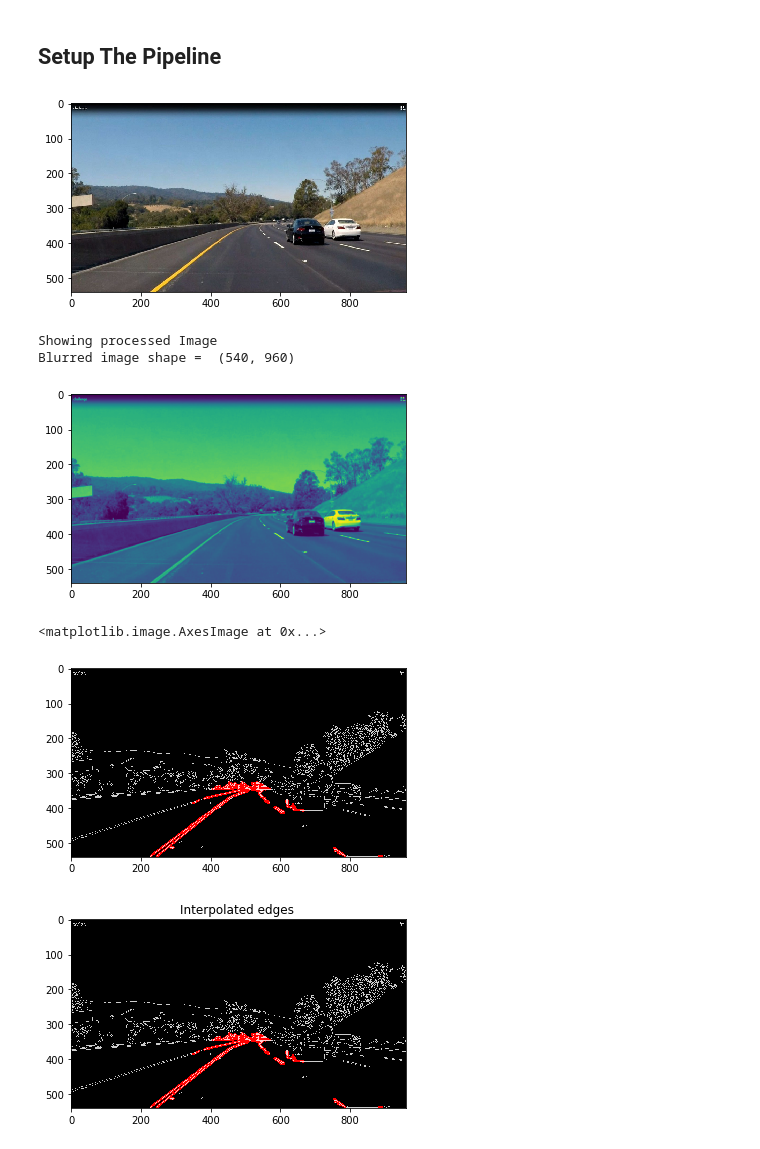
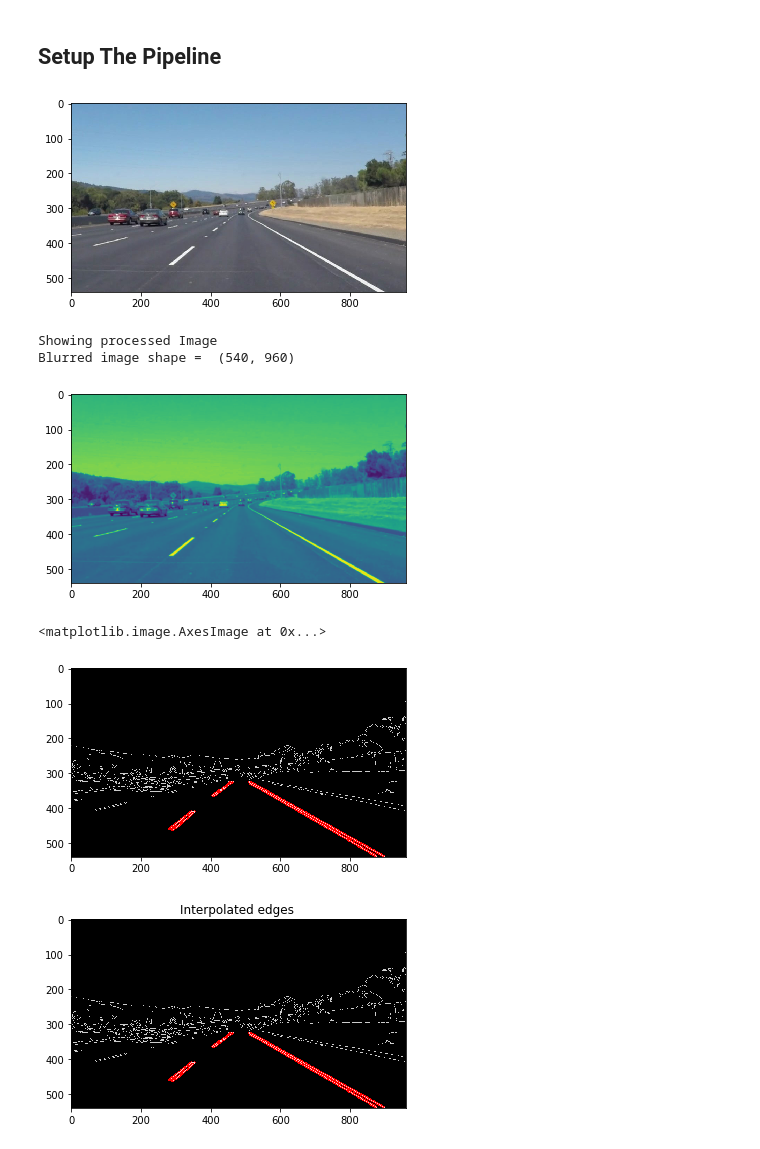
Before and after one commit to ebotCode/AdvancedLaneFinding, a Jupyter notebook: src/LaneFinding .ipynb, the cells around one changed output. Cells and saved outputs as stored; diff of their text form; code cells hidden in the pictures.

```diff
--- a/src/LaneFinding .ipynb
+++ b/src/LaneFinding .ipynb
@@ -314,38 +314,40 @@ roi_vertices = [p1,p2,p3,p4]
 vertices = np.array([roi_vertices])
 #::
 DEBUG_ON = 1
 #=>
 
 #:: Create Relevant Data Objects
 preprocess_param = PreprocessingData(kernel_size)
 edge_detection_param = EdgeDetectionData(low_threshold,high_threshold)
 line_transformation_param = LineTransformData(rho,theta,
                                               vote_threshold,
                                               min_line_length,
                                               max_line_gap)
 roi_param = RegionOfInterestData(vertices)
 masking_param = MaskingData(mask_threshold_color)
 
 #:: Load an image of the Road
-img_frame2 = mpimg.imread(kTestImagesList[0])
+# img_frame2 = mpimg.imread('.//test_images//hard_challenge1.jpg')
+img_frame2 = mpimg.imread('.//test_images//solidWhiteCurve.jpg')#mpimg.imread(kTestImagesList[0])
+# img_frame2 = mpimg.imread('.//test_images//mydallas1.jpg')
 plt.imshow(img_frame2)
 plt.show()
 #:: Perfom LaneDetection
 annotated_img2 = markLanes(img_frame2,preprocess_param,
                                      roi_param,
                                      edge_detection_param,
                                      masking_param,
                                      line_transformation_param,
                                      (0,255,255))
 
 #:: Show the results
 plt.figure()
 plt.imshow(annotated_img2)
 # %% [output]
-[figure, old version]
+[figure, new version]
 Showing processed Image
 Blurred image shape =  (540, 960)
-[figure, old version]
+[figure, new version]
 <matplotlib.image.AxesImage at 0x...>
-[figure, old version]
+[figure, new version]
-[figure, old version]
+[figure, new version]
```
Also changed, not shown: parts of 1 cell of this notebook, 10 other files.
